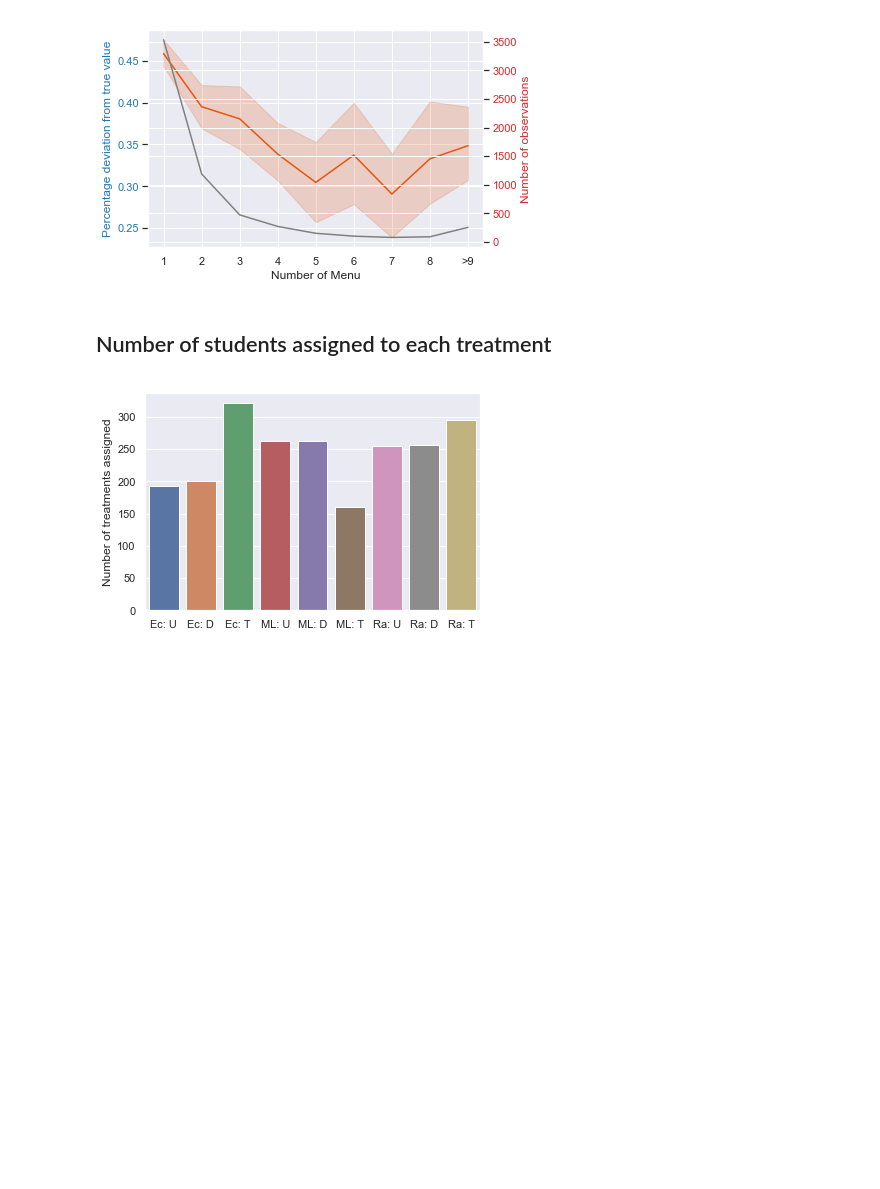
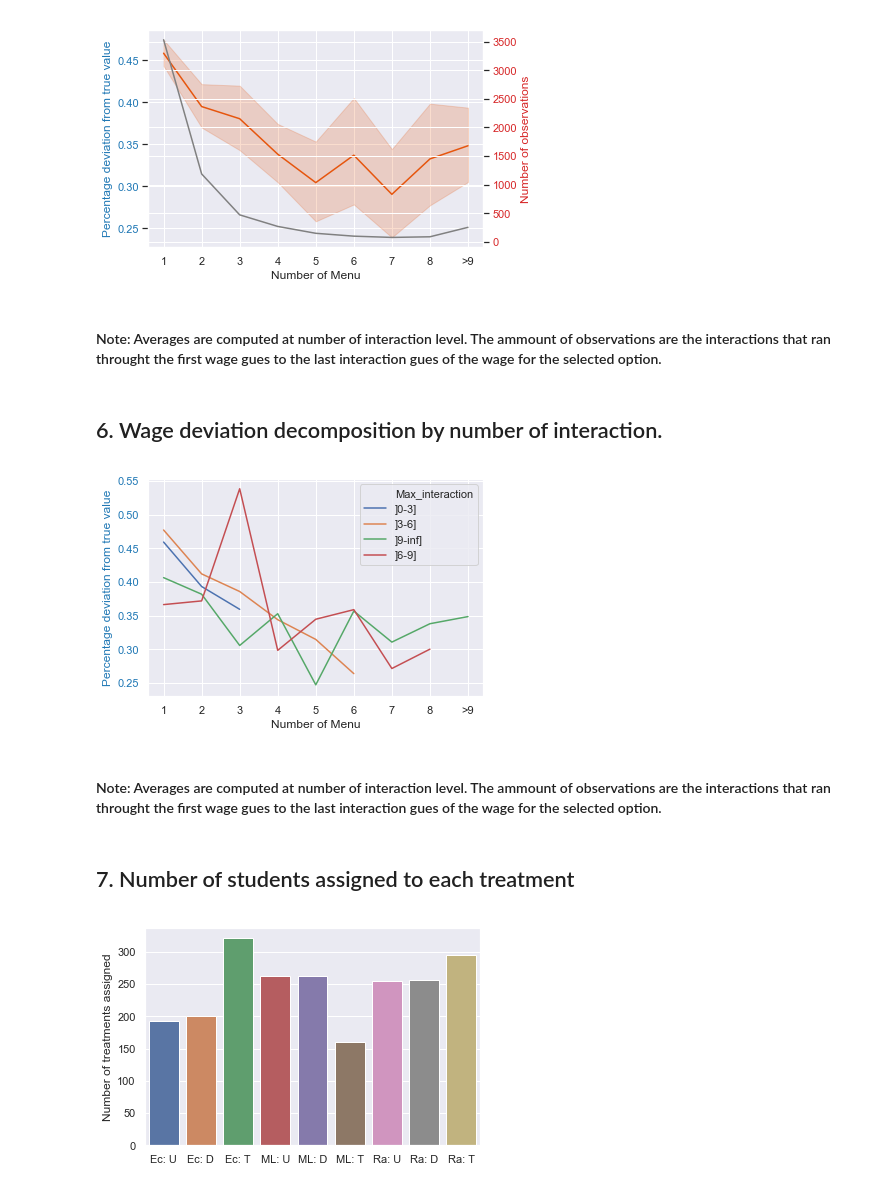
Before and after one commit to ConsiliumBots/consiliumbots.github.io, a Jupyter notebook: Chatbot_daily_Progress.ipynb, the cells around one changed output. Saved outputs shown, nothing was run; the diff lists cells and outputs as text; code cells hidden in the pictures; blank space fills up the shorter version.

Commit message:
included decomposition of deviation by nymber of interactions

```diff
--- a/Chatbot_daily_Progress.ipynb
+++ b/Chatbot_daily_Progress.ipynb
@@ -156,6 +156,12 @@ wageDeviation['numberMenu'][wageDeviation['numberMenu'] == 9] = 8
 wageDeviation['numberMenu'][wageDeviation['numberMenu']>=10] = 9
 wageDeviation['N_total']=1
 
+wageDeviation['Max_interaction'] = ""
+wageDeviation = wageDeviation.merge(wageDeviation.groupby(['user']).sum().reset_index()[['user', 'interaction']].rename(columns ={'interaction':'max_interaction'}), left_on = 'user', right_on = 'user')
+wageDeviation['Max_interaction'][(wageDeviation['max_interaction'] > 0) & (wageDeviation['max_interaction'] <= 3)] = ']0-3]'
+wageDeviation['Max_interaction'][(wageDeviation['max_interaction'] > 3) & (wageDeviation['max_interaction'] <= 6)] = ']3-6]'
+wageDeviation['Max_interaction'][(wageDeviation['max_interaction'] > 6) & (wageDeviation['max_interaction'] <= 9)] = ']6-9]'
+wageDeviation['Max_interaction'][wageDeviation['max_interaction'] >= 9] = ']9-inf]'
 
 #1. Data for performance of the Structural and ML model:
 #======================================================
@@ -319,8 +333,26 @@ ax.set_xticklabels(labels)
 plt.show()
 # %% [output]
 [figure]
+# %% [markdown]
+#### Note: Averages are computed at number of interaction level. The ammount of observations are the interactions that ran throught the first wage gues to the last interaction gues of the wage for the selected option.
+# %% [markdown]
+## 6. Wage deviation decomposition by number of interaction.
+# %%
+fig, ax = plt.subplots()
+ax = sns.lineplot(x="numberMenu", y="absWageDeviation", hue='Max_interaction',err_style="bars", ci=0, data=wageDeviation[wageDeviation['days']<last_date], color=gcolor)
+ax.set_xlabel('Number of Menu')
+ax.set_ylabel('Percentage deviation from true value', color='tab:blue')
+ax.tick_params(axis='y', labelcolor='tab:blue')
+labels = [int(x) for x in ax.get_xticks().tolist()]
+labels[-2]='>9'
+ax.set_xticklabels(labels)
+plt.show()
+# %% [output]
+[figure, added]
+# %% [markdown]
+#### Note: Averages are computed at number of interaction level. The ammount of observations are the interactions that ran throught the first wage gues to the last interaction gues of the wage for the selected option.
 # %% [markdown]
-## Number of students assigned to each treatment
+## 7. Number of students assigned to each treatment
 # %%
 seedAssignment['count'] = 1
 ax = sns.barplot(x="bot", y="count", data=seedAssignment.groupby(['bot']).sum().reset_index(), capsize=.2)
```
Also changed, not shown: parts of 16 cells of this notebook, 1 other file.
